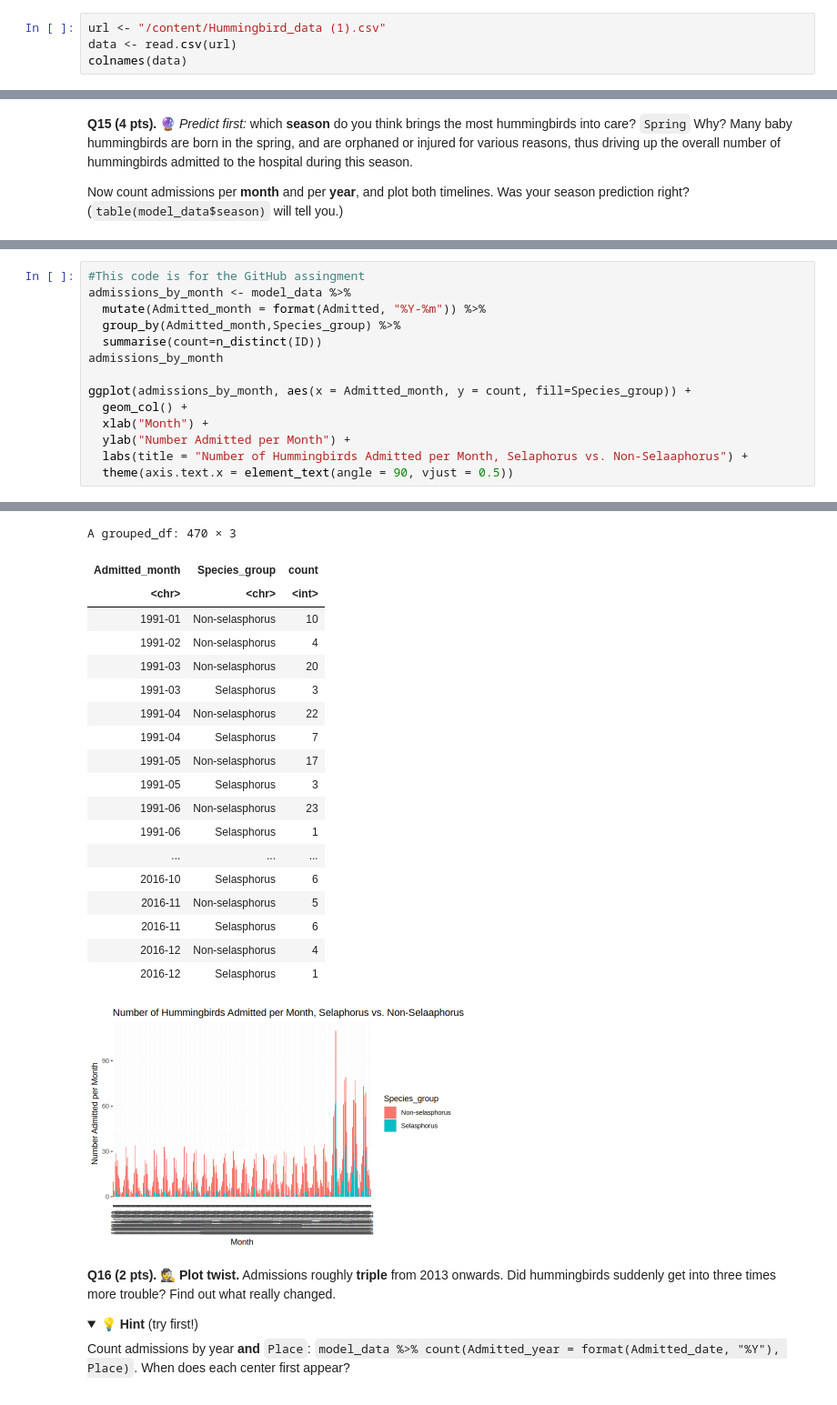
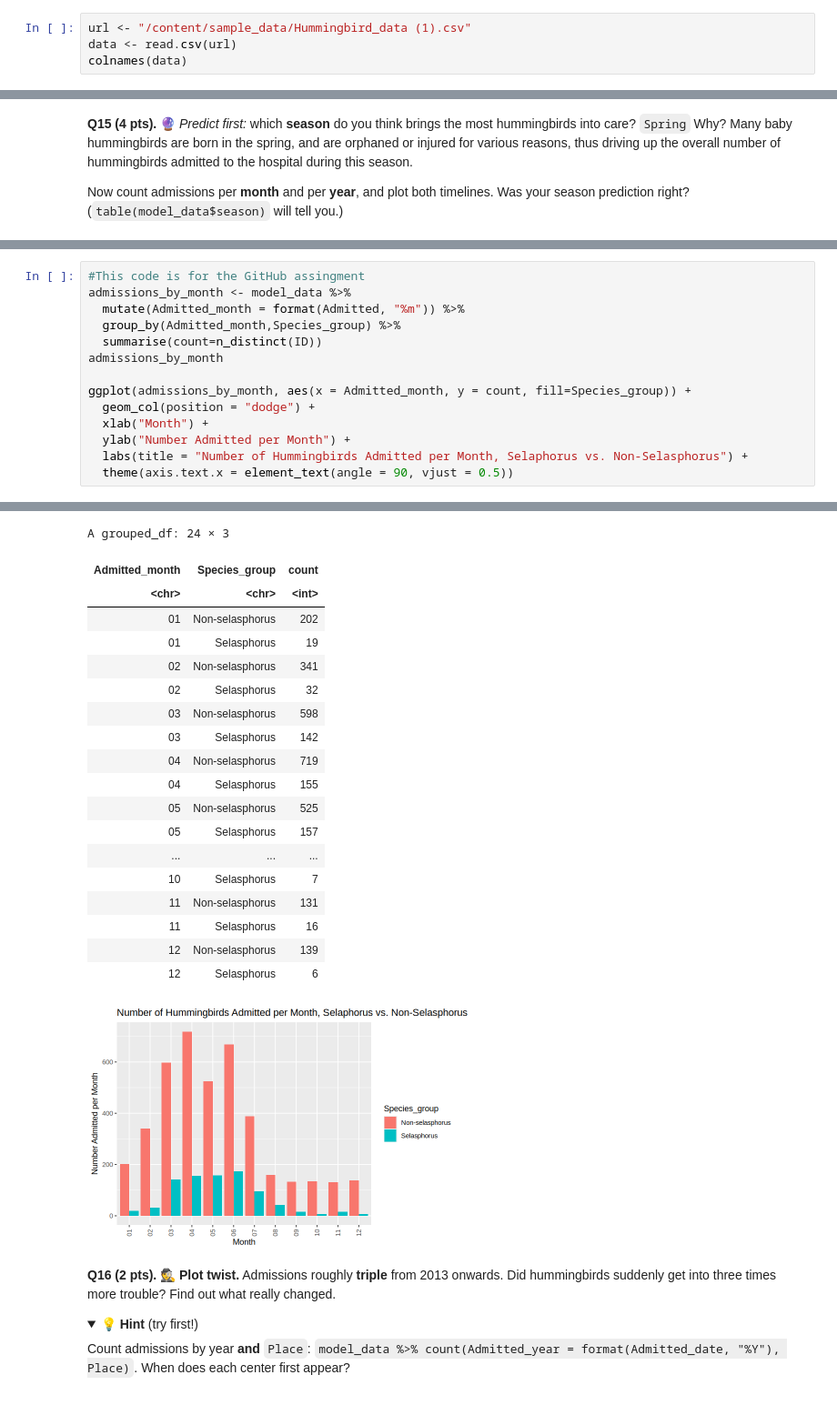
Before and after one commit to jesscoe3/MPM_200_Coe, a Jupyter notebook: Notebooks/261116_assignment_1_will__hummers_survive_JCoe.ipynb, the cells around one changed output, grey strips where cells are left out. Shown at 91% size. Drawn from its saved outputs; the diff is of its cells as text; folded sections open.

```diff
--- a/Notebooks/261116_assignment_1_will__hummers_survive_JCoe.ipynb
+++ b/Notebooks/261116_assignment_1_will__hummers_survive_JCoe.ipynb
@@ -88,7 +88,7 @@ dir.create("outputs", showWarnings = FALSE)
 
 **Q1 (2 pts).** Read `Hummingbird_data.csv` into an object called `data`. It lives on the course GitHub, so you can read it straight from the URL.
 # %%
-url <- "/content/Hummingbird_data (1).csv"
+url <- "/content/sample_data/Hummingbird_data (1).csv"
 data <- read.csv(url)
 colnames(data)
 # %% [output]
@@ -455,44 +451,44 @@ ggplot(admissions_by_month, aes(x = Admitted_month, y = count)) +
 # %%
 #This code is for the GitHub assingment
 admissions_by_month <- model_data %>%
-  mutate(Admitted_month = format(Admitted, "%Y-%m")) %>%
+  mutate(Admitted_month = format(Admitted, "%m")) %>%
   group_by(Admitted_month,Species_group) %>%
   summarise(count=n_distinct(ID))
 admissions_by_month
 
 ggplot(admissions_by_month, aes(x = Admitted_month, y = count, fill=Species_group)) +
-  geom_col() +
+  geom_col(position = "dodge") +
   xlab("Month") +
   ylab("Number Admitted per Month") +
-  labs(title = "Number of Hummingbirds Admitted per Month, Selaphorus vs. Non-Selaaphorus") +
+  labs(title = "Number of Hummingbirds Admitted per Month, Selaphorus vs. Non-Selasphorus") +
   theme(axis.text.x = element_text(angle = 90, vjust = 0.5))
 # %% [output]
 `summarise()` has regrouped the output.
 ℹ Summaries were computed grouped by Admitted_month and Species_group.
 ℹ Output is grouped by Admitted_month.
 ℹ Use `summarise(.groups = "drop_last")` to silence this message.
 ℹ Use `summarise(.by = c(Admitted_month, Species_group))` for per-operation
   grouping (`?dplyr::dplyr_by`) instead.
-A grouped_df: 470 × 3
+A grouped_df: 24 × 3
 | Admitted_month | Species_group | count |
 | <chr> | <chr> | <int> |
-| 1991-01 | Non-selasphorus | 10 |
-| 1991-02 | Non-selasphorus | 4 |
-| 1991-03 | Non-selasphorus | 20 |
-| 1991-03 | Selasphorus | 3 |
-| 1991-04 | Non-selasphorus | 22 |
-| 1991-04 | Selasphorus | 7 |
-| 1991-05 | Non-selasphorus | 17 |
-| 1991-05 | Selasphorus | 3 |
-| 1991-06 | Non-selasphorus | 23 |
-| 1991-06 | Selasphorus | 1 |
+| 01 | Non-selasphorus | 202 |
+| 01 | Selasphorus | 19 |
+| 02 | Non-selasphorus | 341 |
+| 02 | Selasphorus | 32 |
+| 03 | Non-selasphorus | 598 |
+| 03 | Selasphorus | 142 |
+| 04 | Non-selasphorus | 719 |
+| 04 | Selasphorus | 155 |
+| 05 | Non-selasphorus | 525 |
+| 05 | Selasphorus | 157 |
 | ... | ... | ... |
-| 2016-10 | Selasphorus | 6 |
-| 2016-11 | Non-selasphorus | 5 |
-| 2016-11 | Selasphorus | 6 |
-| 2016-12 | Non-selasphorus | 4 |
-| 2016-12 | Selasphorus | 1 |
+| 10 | Selasphorus | 7 |
+| 11 | Non-selasphorus | 131 |
+| 11 | Selasphorus | 16 |
+| 12 | Non-selasphorus | 139 |
+| 12 | Selasphorus | 6 |
-[figure, old version]
+[figure, new version]
 # %% [markdown]
 **Q16 (2 pts).** 🕵️ **Plot twist.** Admissions roughly **triple** from 2013 onwards. Did hummingbirds suddenly get into three times more trouble? Find out what really changed.
 
```
Also changed, not shown: parts of 13 cells of this notebook.
